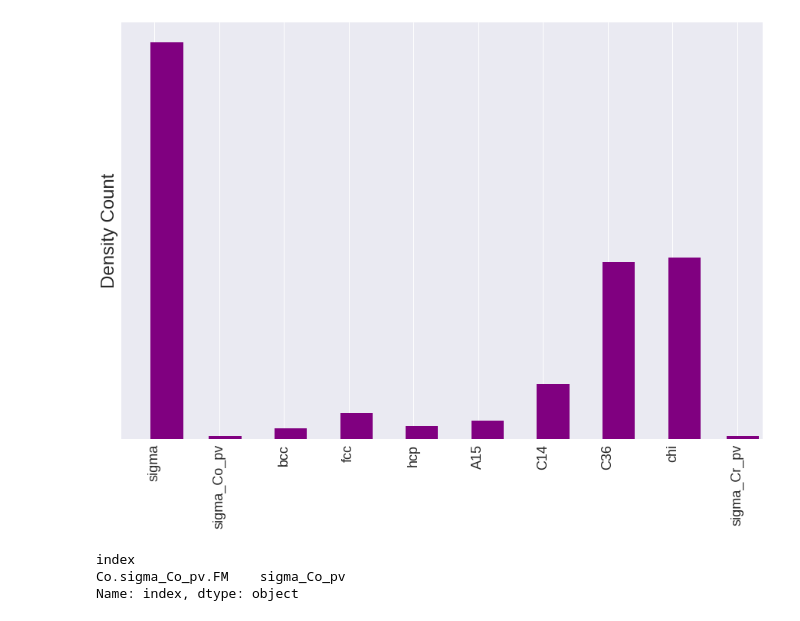
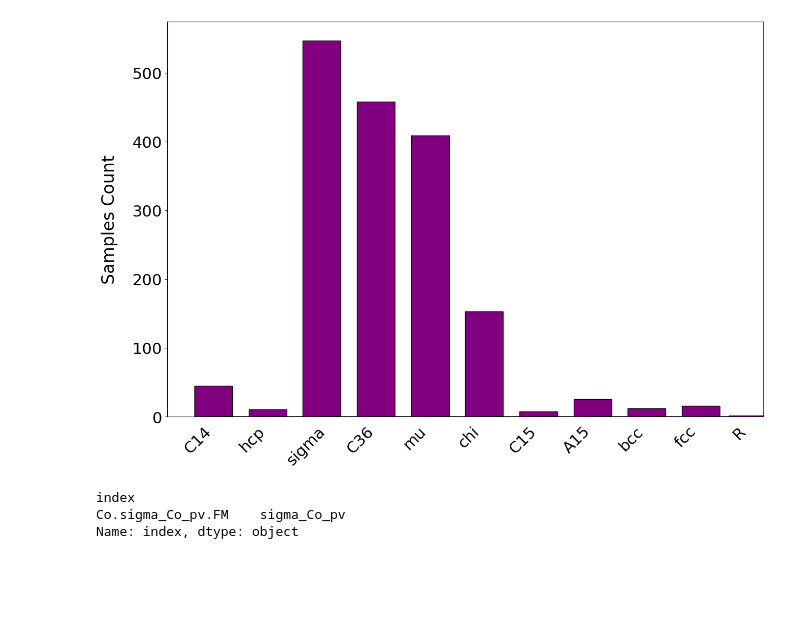
Before and after one commit to AIIMProject/MLFeMoTCPs, a Jupyter notebook: Untitled.ipynb, the cells around one changed output. Drawn from its saved outputs; the diff is of its cells as text; code cells hidden in the pictures; blank space fills up the shorter version.

```diff
--- a/Untitled.ipynb
+++ b/Untitled.ipynb
@@ -5,11 +5,12 @@ import glob
 import re
 # %%
 import matplotlib.pyplot as plt
-plt.style.use('seaborn')
+plt.style.use('default')
 plt.rc('figure',figsize=(15,10))
 plt.rc('axes',labelsize=24)
-plt.rc('xtick',labelsize=18)
-plt.rc('ytick',labelsize=18)
+plt.rc('xtick',labelsize=22)
+plt.rc('ytick',labelsize=22)
+plt.rc('font', size=22)
 # %%
 from BopFoxFeaturizer.brief_summary_parser import StructSummaryParser as parser
 #parser = SourceFileLoader(
@@ -51,0 +53,4 @@ plt.hist(BS[ BS['atom_C'] != '' ]['atom_C'],alpha=0.5, density=True, align='righ
+# %%
+BS['atom_A'] = BS['atom_A'].str.replace('_.*','')
+BS['atom_B'] = BS['atom_B'].str.replace('_.*','')
+BS['atom_C'] = BS['atom_C'].str.replace('_.*','')
@@ -68,39 +84,42 @@ with open('../Intermetallics_ML/clean/structures/binary/list.hcp', 'r') as f:
 listhcp = ' '.join ([re.sub('-.*','',s) for s in listhcp])
 
 Target_Class = pd.Series(
     BS.index.str.split('.').map(lambda l: l[1]).map(lambda s: s.split('-')[0]),
     index=BS.index
 )
 
 Target_Class[Target_Class.map(lambda s: s in listhcp)]='hcp'
 Target_Class[Target_Class.map(lambda s: s in listfcc)]='fcc'
 Target_Class[Target_Class.map(lambda s: s in listbcc)]='bcc'
 
 Target_Class[BS.index.str.contains('SQS-fcc')] = 'fcc'
 Target_Class[BS.index.str.contains('SQS-L12')] = 'fcc'
 
 Target_Class[    Target_Class.str.contains('Al42W') |\
     Target_Class.str.contains('Al9Co2') |\
     Target_Class.str.contains('Al5W') |\
     Target_Class.str.contains('Al12W') |\
     Target_Class.str.contains('Al4W') |\
     Target_Class.str.contains('Al5Co2')
 ] = 'others'
 
+Target_Class[    Target_Class.str.contains('Al42W') |\
+    Target_Class.str.contains('sigma')
+] = 'sigma'
+
 plt.hist(
     Target_Class,
     bins=80,
-    density = True,
-    width=0.5,
+    width=0.7,
+    edgecolor='k',
     align='left',
     color = 'purple',
 )
-xticks = plt.xticks(rotation=90)
-yticks = plt.yticks([])
-plt.ylabel('Density Count')
+plt.ylabel('Samples Count',labelpad=20)
+plt.tick_params(axis='x',length=0, pad=10, rotation=45)
 plt.savefig('class_counts.pdf')
 # %% [output]
-[figure, old version]
+[figure, new version]
 # %%
 Target_Class[Target_Class.str.contains('sigma_Co_pv')]
 # %% [output]
```
Also changed, not shown: parts of 6 cells of this notebook, 1 other file.
